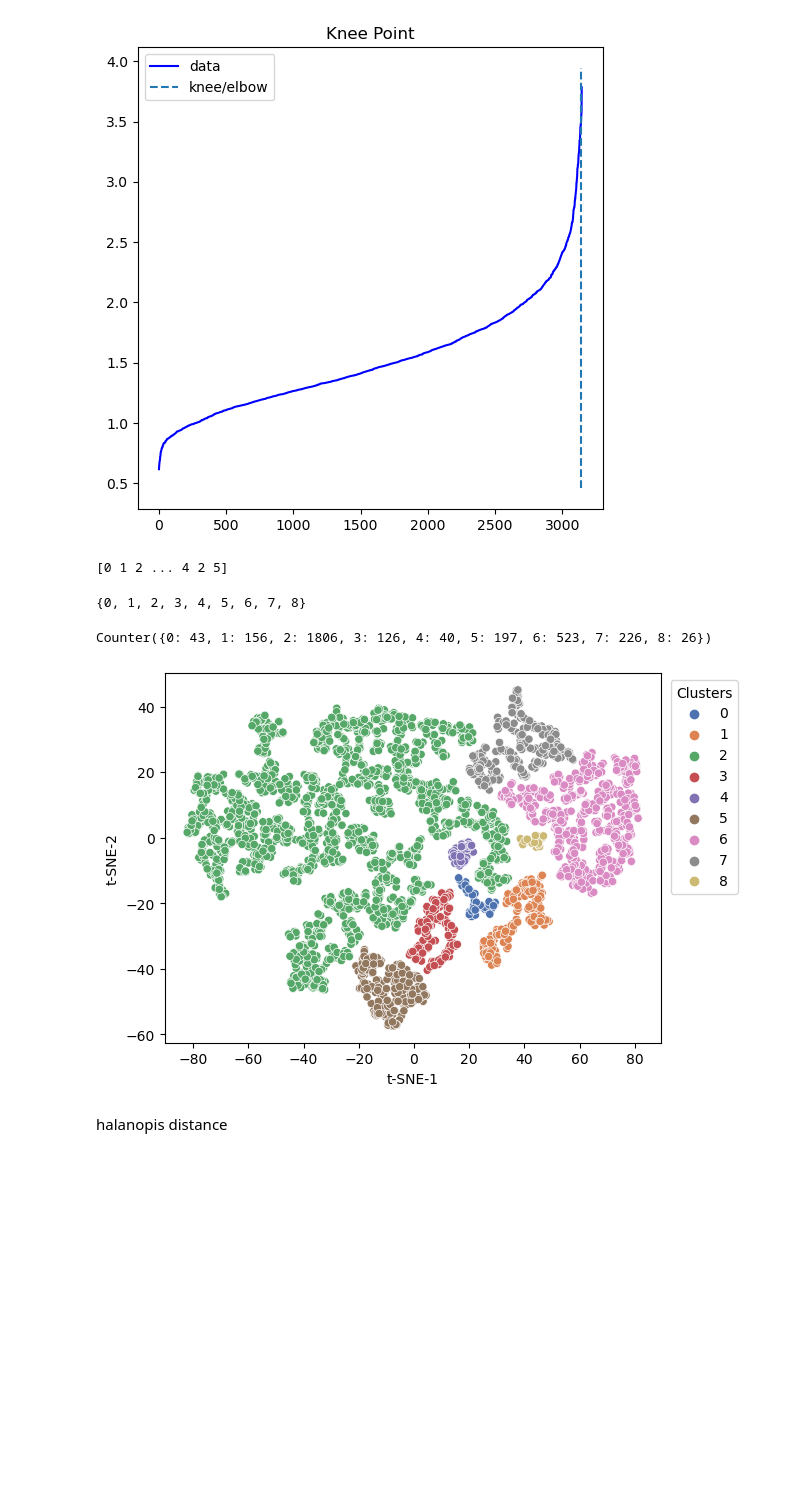
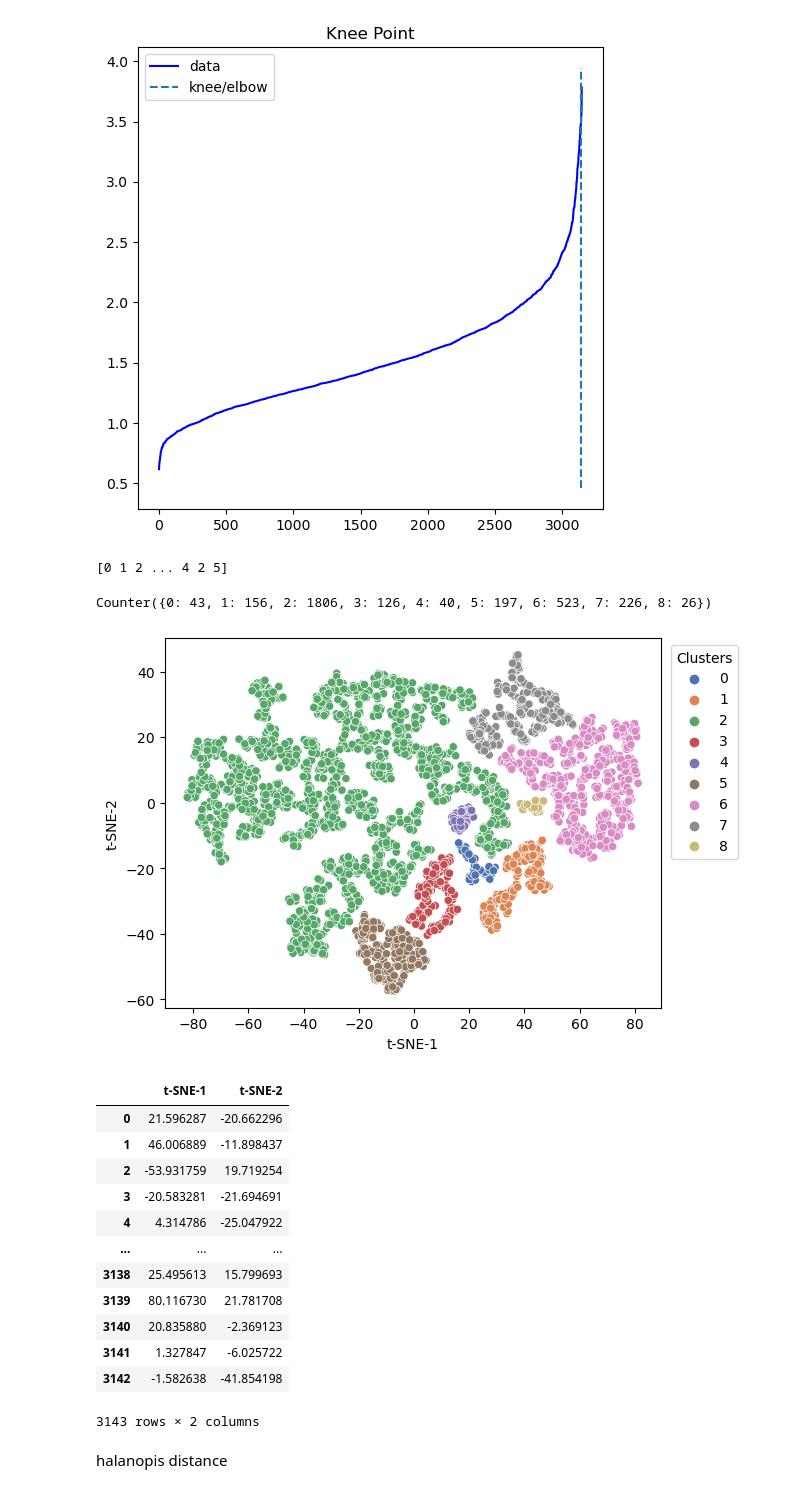
Before and after one commit to RyanZimmermanNWU/Northwestern-MSDS-Capstone-2023, a Jupyter notebook: Scripts/d. Modeling.ipynb, the cells around one changed output. Cells and saved outputs as stored; diff of their text form; code cells hidden in the pictures; blank space fills up the shorter version.

```diff
--- a/Scripts/d. Modeling.ipynb
+++ b/Scripts/d. Modeling.ipynb
@@ -84,27 +369,39 @@ print(clusters.labels_)
 # check unique clusters
 set(clusters.labels_)
 # -1 value represents noisy points could not assigned to any cluster
+from collections import Counter
+Counter(clusters.labels_)
 # %% [output]
 [0 1 2 ... 4 2 5]
-{0, 1, 2, 3, 4, 5, 6, 7, 8}
+Counter({0: 43, 1: 156, 2: 1806, 3: 126, 4: 40, 5: 197, 6: 523, 7: 226, 8: 26})
-# %%
-from collections import Counter
-Counter(clusters.labels_)
-# %% [output]
-Counter({0: 43, 1: 156, 2: 1806, 3: 126, 4: 40, 5: 197, 6: 523, 7: 226, 8: 26})
 # %%
 %matplotlib inline
 
 import seaborn as sns
 import matplotlib.pyplot as plt
 
 df = pd.DataFrame(data= X_tsne,columns=['t-SNE-1','t-SNE-2'])
 
 p = sns.scatterplot(data = df, x = "t-SNE-1", y = "t-SNE-2", hue = clusters.labels_, legend = "full", palette = "deep")
 sns.move_legend(p, "upper right", bbox_to_anchor = (1.17, 1.), title = 'Clusters')
 plt.show()
+
+df
 # %% [output]
 [figure]
+|  | t-SNE-1 | t-SNE-2 |
+| 0 | 21.596287 | -20.662296 |
+| 1 | 46.006889 | -11.898437 |
+| 2 | -53.931759 | 19.719254 |
+| 3 | -20.583281 | -21.694691 |
+| 4 | 4.314786 | -25.047922 |
+| ... | ... | ... |
+| 3138 | 25.495613 | 15.799693 |
+| 3139 | 80.116730 | 21.781708 |
+| 3140 | 20.835880 | -2.369123 |
+| 3141 | 1.327847 | -6.025722 |
+| 3142 | -1.582638 | -41.854198 |
+3143 rows × 2 columns
 # %% [markdown]
 halanopis distance
 # %% [markdown]
```
Also changed, not shown: parts of 19 cells of this notebook.
